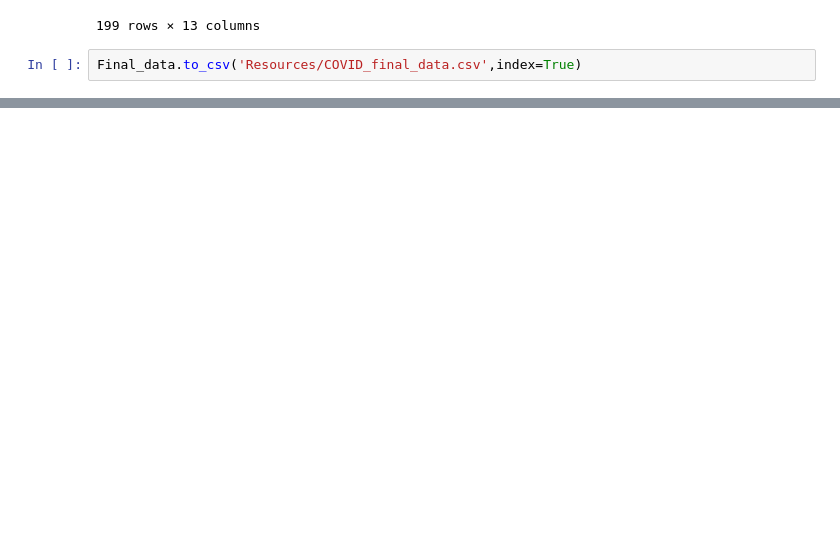
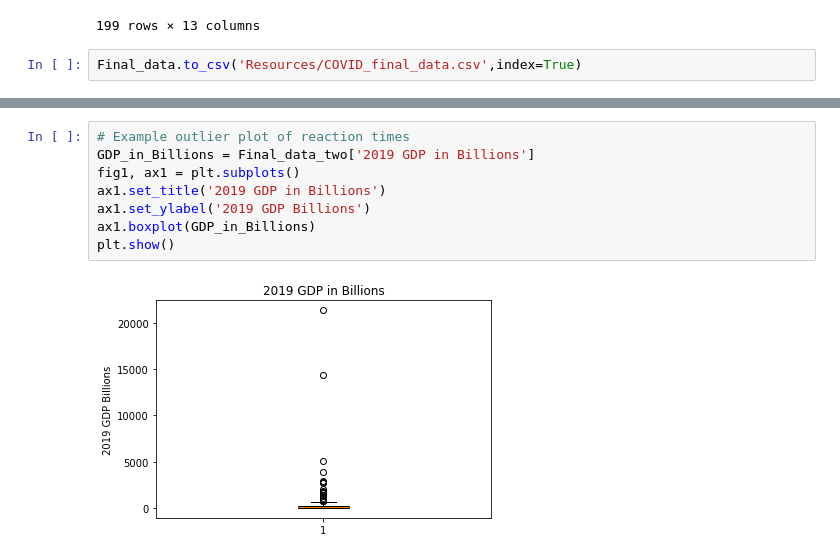
Before and after one commit to AustinRCole/COVID_Lat_GDP_analysis, a Jupyter notebook: GDP_Data_Analysis.ipynb, the cells around one changed output, grey strips where cells are left out. Cells and saved outputs as stored; diff of their text form; blank space fills up the shorter version.

```diff
--- a/GDP_Data_Analysis.ipynb
+++ b/GDP_Data_Analysis.ipynb
@@ -226,3 +247,13 @@ Final_GDP
 | 2000 - 5999.9 | 8764543 | 227738 | 300.61 | 1.770317e+09 | 3287.54 | 192.48 | ... |
 | 6000 - 14999.99 | 90689 | 4739 | 52.26 | 1.433784e+09 | 6.33 | 0.33 | ... |
 | GDP 15K + | 7549794 | 211801 | 28.05 | 3.290649e+08 | 2294.32 | 64.36 | ... |
+# %%
+# Example outlier plot of reaction times
+GDP_in_Billions = Final_data_two['2019 GDP in Billions']
+fig1, ax1 = plt.subplots()
+ax1.set_title('2019 GDP in Billions')
+ax1.set_ylabel('2019 GDP Billions')
+ax1.boxplot(GDP_in_Billions)
+plt.show()
+# %% [output]
+[figure, added]
```
Also changed, not shown: parts of 12 cells of this notebook.
